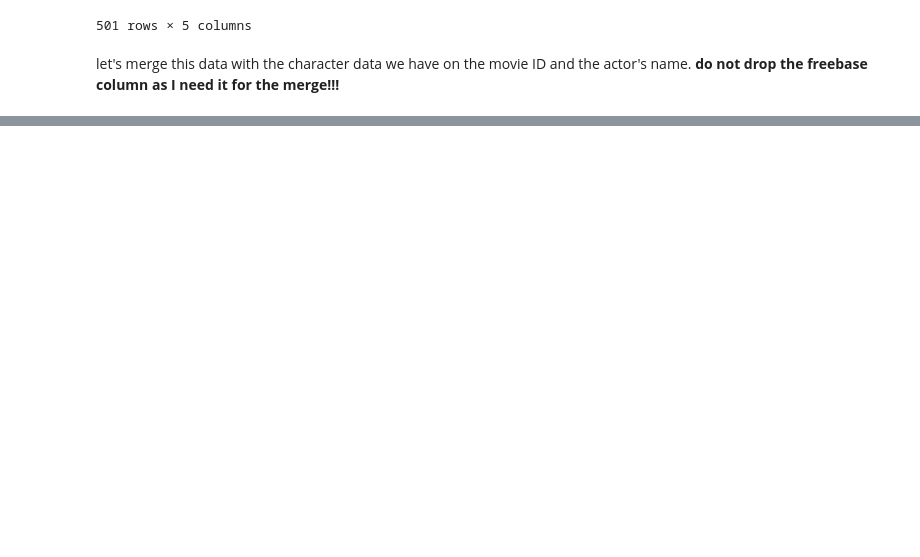
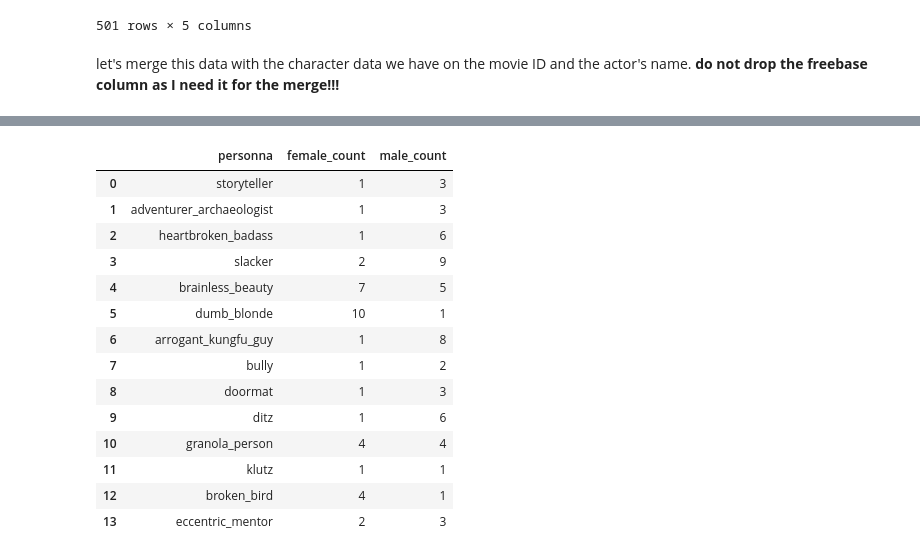
Before and after one commit to epfl-ada/ada-2023-project-badabob, a Jupyter notebook: FirstAnalysis-Victoria.ipynb, the cells around one changed output, grey strips where cells are left out. Saved outputs shown, nothing was run; the diff lists cells and outputs as text; code cells hidden in the pictures; blank space fills up the shorter version.

```diff
--- a/FirstAnalysis-Victoria.ipynb
+++ b/FirstAnalysis-Victoria.ipynb
@@ -624,0 +664,10 @@ let's merge this data with the character data we have on the movie ID and the ac
+# %%
+# split the dataframe in 2: one for males and one for women, which is easier for the subsequent analysis
+male_personnas_data = personnas_metadata[personnas_metadata['actor_gender'] == 'M'].copy()
+female_personnas_data = personnas_metadata[personnas_metadata['actor_gender'] == 'F'].copy()
+# %%
+# print the female personnas with their number of occurance
+unique_female_personnas_counts = female_personnas_data["personnas"].explode().value_counts()
+# Sort the unique_personnas_counts Series by the count in descending order
+sorted_female_personnas_counts = unique_female_personnas_counts.sort_values(ascending=False)
+sorted_female_personnas_counts
@@ -624,0 +692,6 @@ let's merge this data with the character data we have on the movie ID and the ac
+# %%
+# do the same for men
+unique_male_personnas_counts = male_personnas_data["personnas"].explode().value_counts()
+# Sort the unique_personnas_counts Series by the count in descending order
+sorted_male_personnas_counts = unique_male_personnas_counts.sort_values(ascending=False)
+print(sorted_male_personnas_counts.head(20))
@@ -624,0 +716,8 @@ let's merge this data with the character data we have on the movie ID and the ac
+# %%
+# Extract the index (unique 'personnas') from both DataFrames
+female_personnas = sorted_female_personnas_counts.index
+male_personnas = sorted_male_personnas_counts.index
+
+# Find the intersection between the two sets of 'personnas'
+common_personnas = set(female_personnas) & set(male_personnas)
+common_personnas
@@ -624,0 +739,34 @@ let's merge this data with the character data we have on the movie ID and the ac
+# %%
+# from chatgpt so do better
+
+# Create a list of dictionaries with personna, female count, and male count
+common_personnas_data = [
+    {
+        'personna': personna,
+        'female_count': sorted_female_personnas_counts.get(personna, 0),
+        'male_count': sorted_male_personnas_counts.get(personna, 0)
+    }
+    for personna in common_personnas
+]
+
+# Create a DataFrame from the list of dictionaries
+common_personnas_df = pd.DataFrame(common_personnas_data)
+
+# Print the DataFrame
+display(common_personnas_df)
+# %% [output]
+|  | personna | female_count | male_count |
+| 0 | storyteller | 1 | 3 |
+| 1 | adventurer_archaeologist | 1 | 3 |
+| 2 | heartbroken_badass | 1 | 6 |
+| 3 | slacker | 2 | 9 |
+| 4 | brainless_beauty | 7 | 5 |
+| 5 | dumb_blonde | 10 | 1 |
+| 6 | arrogant_kungfu_guy | 1 | 8 |
+| 7 | bully | 1 | 2 |
+| 8 | doormat | 1 | 3 |
+| 9 | ditz | 1 | 6 |
+| 10 | granola_person | 4 | 4 |
+| 11 | klutz | 1 | 1 |
+| 12 | broken_bird | 4 | 1 |
+| 13 | eccentric_mentor | 2 | 3 |
```
Also changed, not shown: parts of 10 cells of this notebook.
